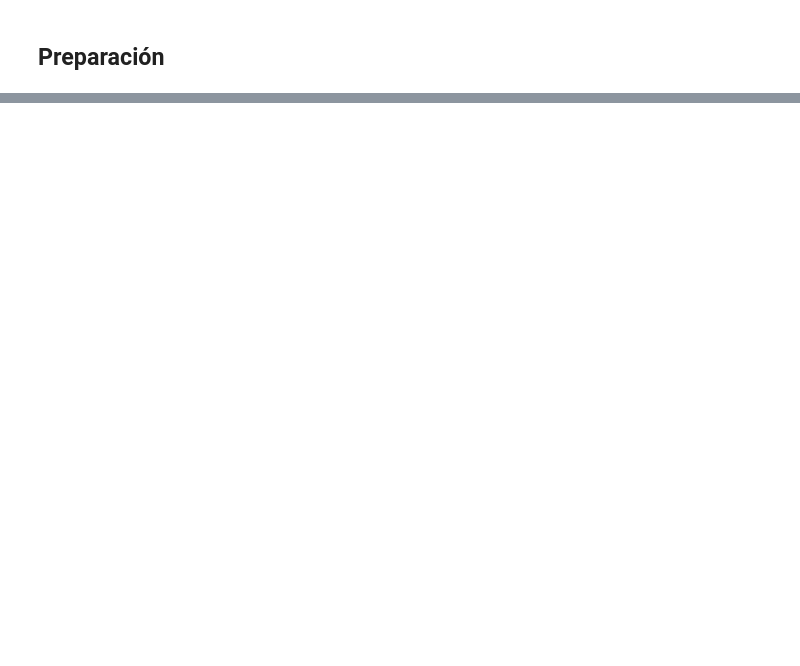
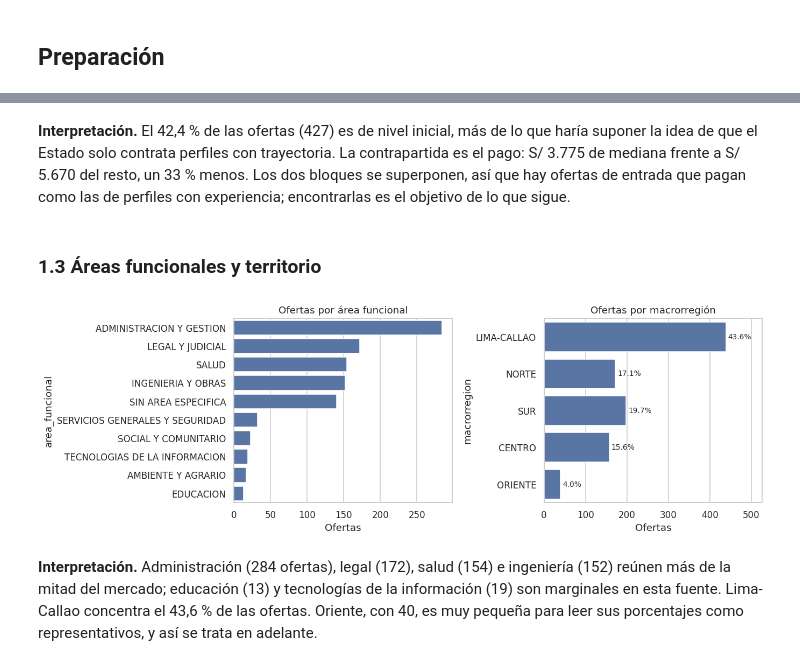
Before and after one commit to JaimeRamosT/Preprocesamiento-de-datos-y-Data-Analytics-Product, a Jupyter notebook: notebooks/05_analisis_exploratorio.ipynb, the cells around one changed output, grey strips where cells are left out. Saved outputs shown, nothing was run; the diff lists cells and outputs as text; code cells hidden in the pictures; blank space fills up the shorter version.

```diff
--- a/notebooks/05_analisis_exploratorio.ipynb
+++ b/notebooks/05_analisis_exploratorio.ipynb
@@ -72,0 +145,34 @@ Responder a cada objetivo actualizado y reflexionar sobre las limitaciones del p
+# %% [markdown]
+**Interpretación.** El 42,4 % de las ofertas (427) es de nivel inicial, más de lo que haría suponer la
+idea de que el Estado solo contrata perfiles con trayectoria. La contrapartida es el pago: S/ 3.775 de
+mediana frente a S/ 5.670 del resto, un 33 % menos. Los dos bloques se superponen, así que hay ofertas de
+entrada que pagan como las de perfiles con experiencia; encontrarlas es el objetivo de lo que sigue.
+# %% [markdown]
+### 1.3 Áreas funcionales y territorio
+# %%
+fig, (ax1, ax2) = plt.subplots(1, 2, figsize=(12.5, 4.2))
+
+areas = df["area_funcional"].value_counts()
+sns.barplot(x=areas.values, y=areas.index, color=AZUL, ax=ax1)
+ax1.set_xlabel("Ofertas")
+ax1.set_title("Ofertas por área funcional")
+
+ORDEN_MACRO = ["LIMA-CALLAO", "NORTE", "SUR", "CENTRO", "ORIENTE"]
+macro = df["macrorregion"].value_counts().reindex(ORDEN_MACRO)
+sns.barplot(x=macro.values, y=macro.index, color=AZUL, ax=ax2)
+for i, v in enumerate(macro.values):
+    ax2.text(v + 5, i, f"{v / len(df):.1%}", va="center", fontsize=9)
+ax2.set_xlabel("Ofertas")
+ax2.set_xlim(0, macro.max() * 1.2)
+ax2.set_title("Ofertas por macrorregión")
+
+plt.tight_layout()
+guardar_figura("05_areas_y_territorio")
+plt.show()
+# %% [output]
+[figure, added]
+# %% [markdown]
+**Interpretación.** Administración (284 ofertas), legal (172), salud (154) e ingeniería (152) reúnen más
+de la mitad del mercado; educación (13) y tecnologías de la información (19) son marginales en esta fuente.
+Lima-Callao concentra el 43,6 % de las ofertas. Oriente, con 40, es muy pequeña para leer sus porcentajes
+como representativos, y así se trata en adelante.
```
Also changed, not shown: parts of 60 cells of this notebook.
